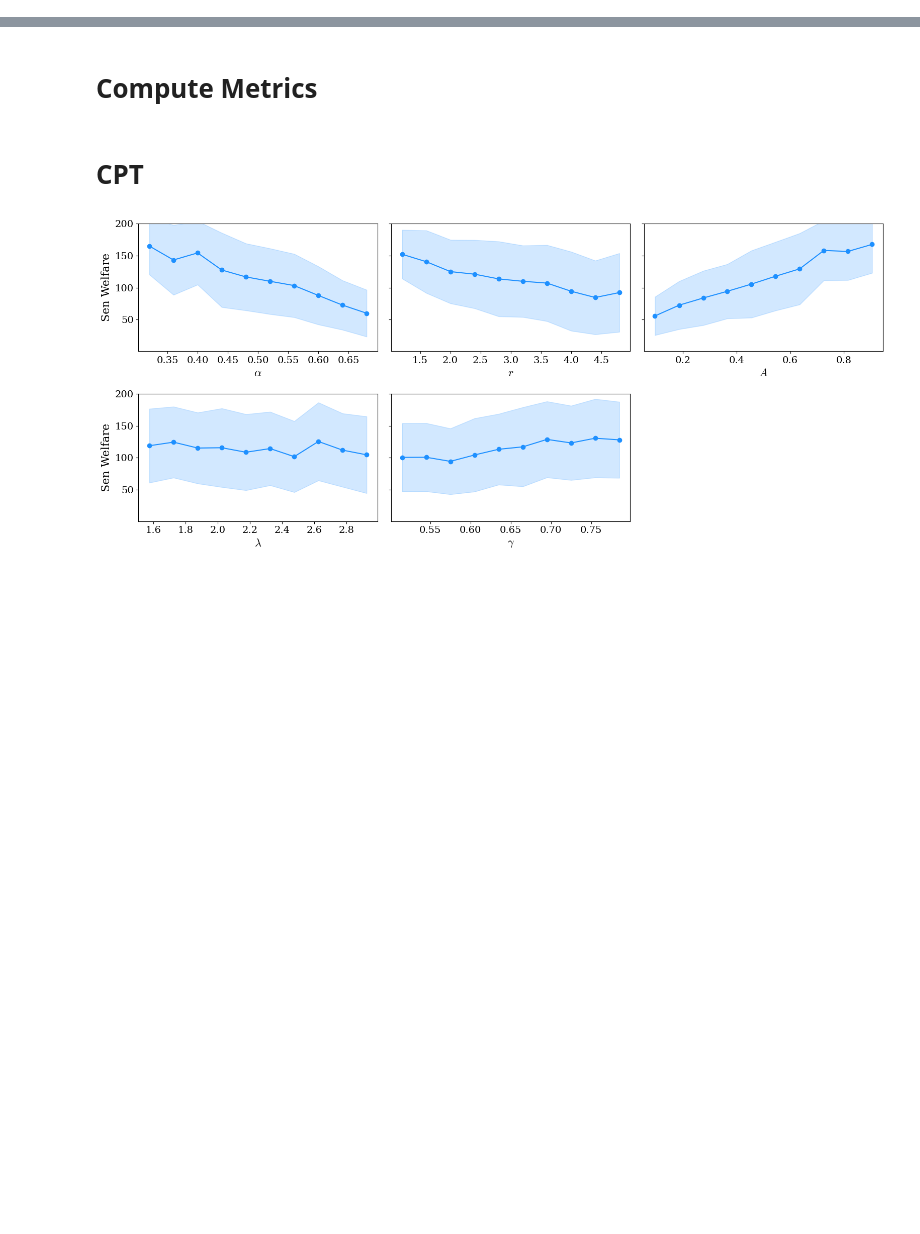
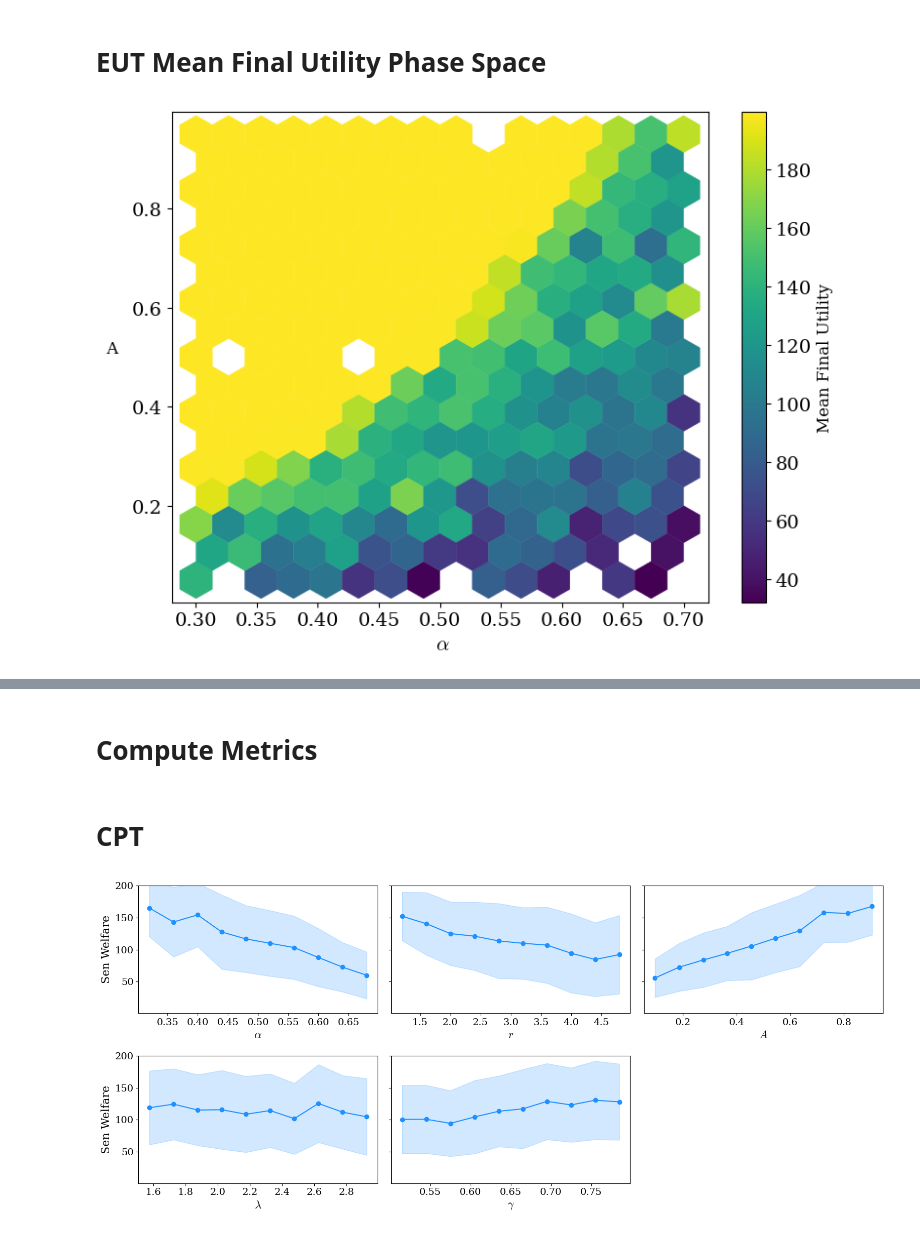
Before and after one commit to charlesaugdupont/cognitive-biases-endogenous-volatility, a Jupyter notebook: notebooks/sen_welfare.ipynb, the cells around one changed output, grey strips where cells are left out. Saved outputs shown, nothing was run; the diff lists cells and outputs as text; code cells hidden in the pictures; blank space fills up the shorter version.

Commit message:
new figure for EUT bifurcation in utility

```diff
--- a/notebooks/sen_welfare.ipynb
+++ b/notebooks/sen_welfare.ipynb
@@ -30,3 +31,51 @@ plt.rcParams.update({"font.size" : 15,
                      "legend.fontsize": 13.5})
 plt.rc("text", usetex=False)
 plt.rc("font", family="serif")
+# %% [markdown]
+# EUT Mean Final Utility Phase Space
+# %%
+U = []
+data = []
+for D in ["eut"]:
+    for f in tqdm(os.listdir("../" + D)):
+        with open(os.path.join("../" + D, f), "rb") as f:
+            res = pickle.load(f)
+        wealth = unpack_and_dequantize(res["wealth"][:,-1], 200)
+        health = unpack_and_dequantize(res["health"][:,-1], 200)
+        U.append(np.mean(utility(wealth, health, alpha=res['params']['alpha'])))
+        P = res["params"]
+        elem = ((P["alpha"], P["rate"], P["A"]))
+        data.append(elem)
+# %%
+import numpy as np
+import matplotlib.pyplot as plt
+from matplotlib.colors import Normalize
+
+# Unpack parameters
+alphas = [d[0] for d in data]
+rates  = [d[1] for d in data]
+As     = [d[2] for d in data]
+
+fig, ax = plt.subplots(figsize=(8, 6))
+
+hb = ax.hexbin(
+    alphas,
+    As,
+    C=U,
+    reduce_C_function=np.mean,
+    gridsize=15,
+    cmap="viridis",
+    linewidths=0.3,
+    mincnt=1
+)
+
+cb = fig.colorbar(hb, ax=ax)
+cb.set_label("Mean Final Utility", fontsize=12)
+
+ax.set_xlabel(r" $\alpha$", fontsize=15)
+ax.set_ylabel("A", fontsize=12, rotation=0, labelpad=15)
+
+plt.tight_layout()
+plt.show()
+# %% [output]
+[figure, added]
```
Also changed, not shown: parts of 2 cells of this notebook.
